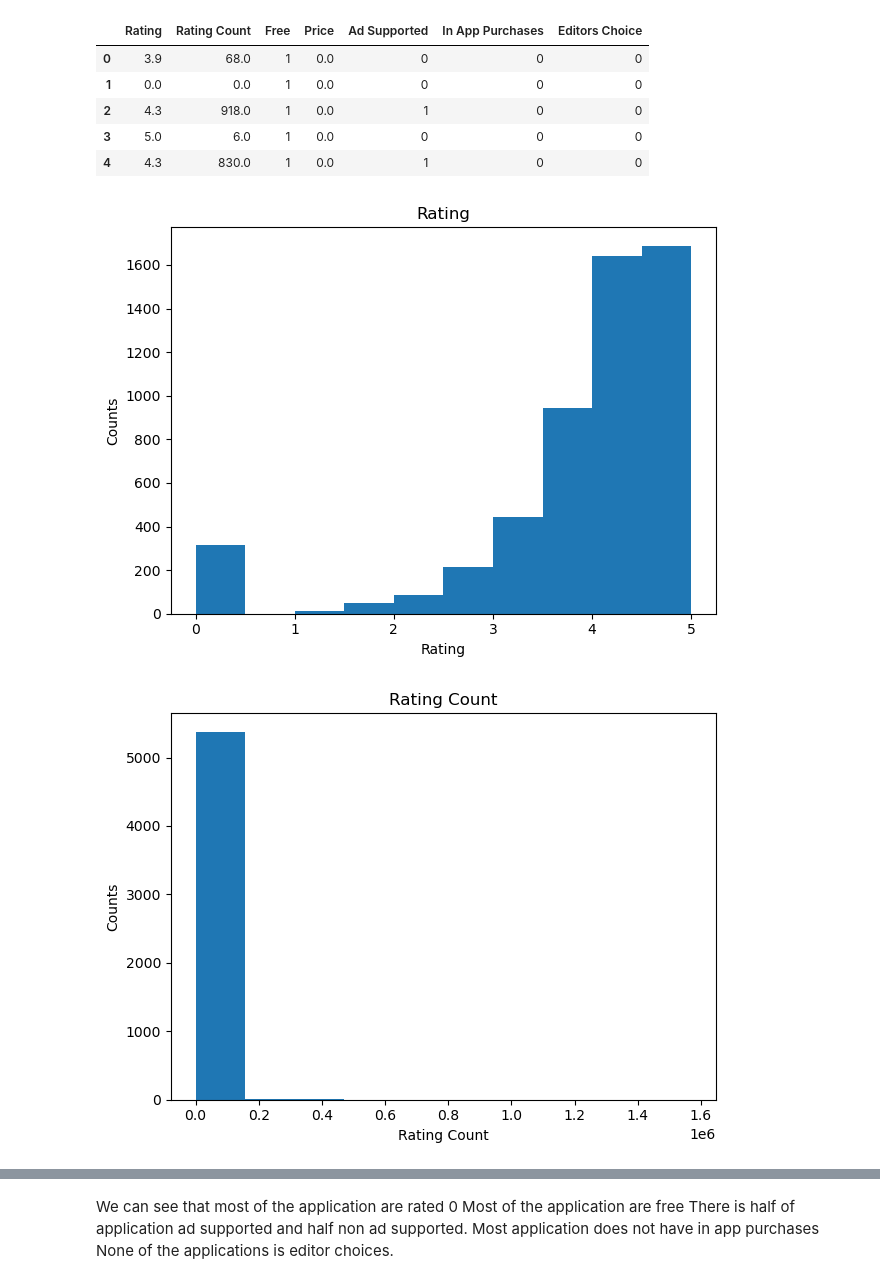
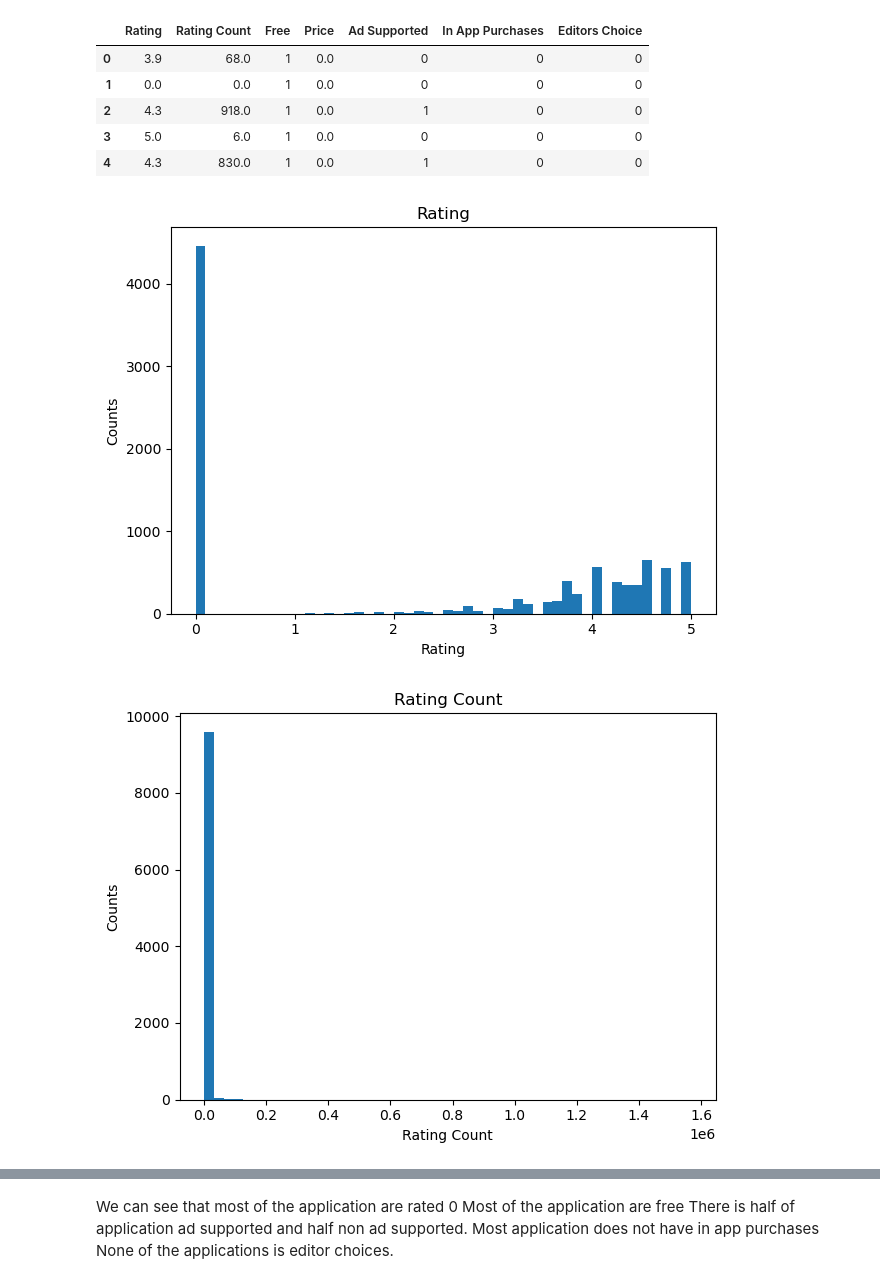
Before and after one commit to LouLan99/User-Rating-Prediction-Model, a Jupyter notebook: notebooks/02-eda copy.ipynb, the cells around one changed output, grey strips where cells are left out. Cells and saved outputs as stored; diff of their text form; code cells hidden in the pictures.

```diff
--- a/notebooks/02-eda copy.ipynb
+++ b/notebooks/02-eda copy.ipynb
@@ -3,7 +5,7 @@ import pandas as pd
 import matplotlib.pyplot as plt
 import seaborn as sns
 # %%
-df_clean = pd.read_csv(filepath_or_buffer= "../data/Clean_Dataset2.csv")
+df_clean = pd.read_csv(filepath_or_buffer= "../data/Clean_Dataset.csv")
 df_clean
 # %% [output]
 |  | Category | Rating | Rating Count | Free | Price | Content Rating | Ad Supported | In App Purchases | ... |
@@ -92,12 +102,12 @@ numeric_df.head()
 # %%
 for column in numeric_df:
     plt.figure()
-    plt.hist(df_clean[column], bins=10)
+    plt.hist(df_clean[column], bins=50)
     plt.title(column)
     plt.ylabel('Counts')
     plt.xlabel(column)
     plt.tight_layout()
     plt.show()
 # %% [output]
-[figure, old version]
+[figure, new version]
-[figure, old version]
+[figure, new version]
```
Also changed, not shown: parts of 23 cells of this notebook.
